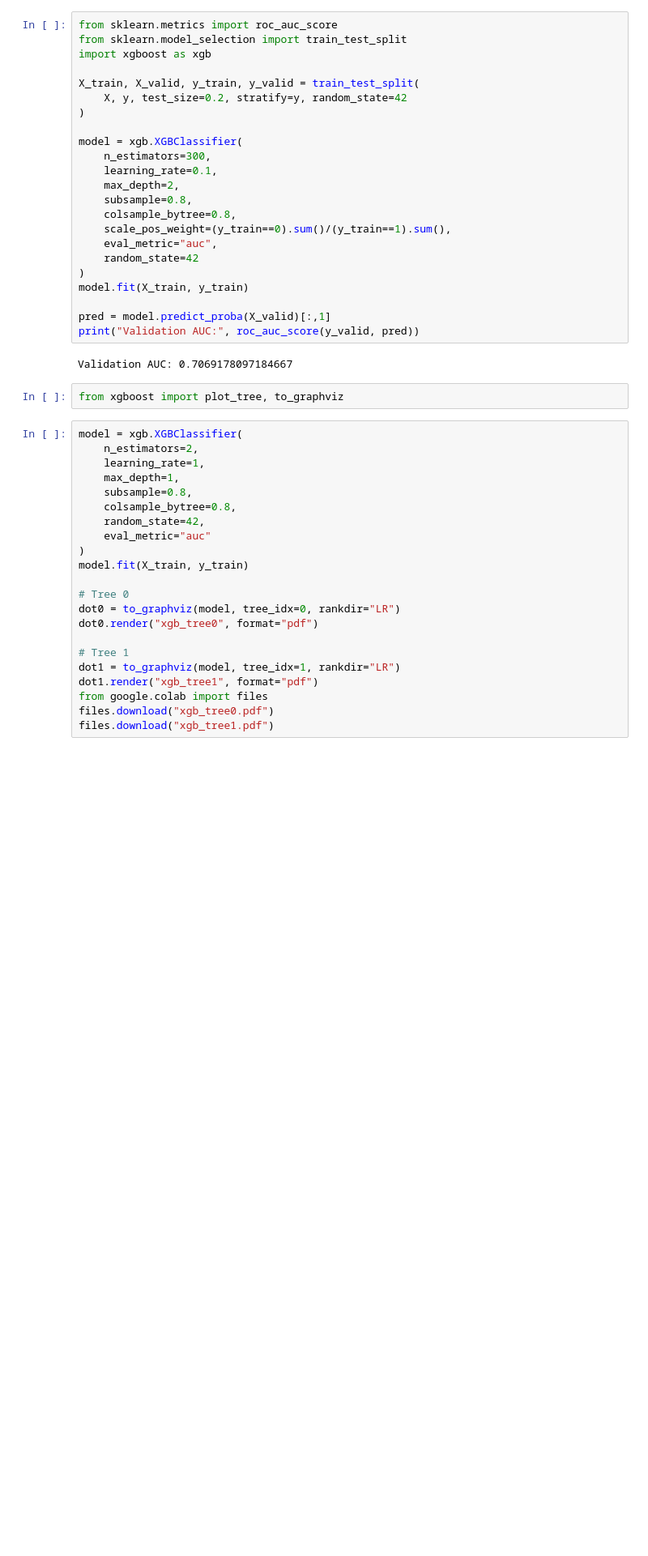
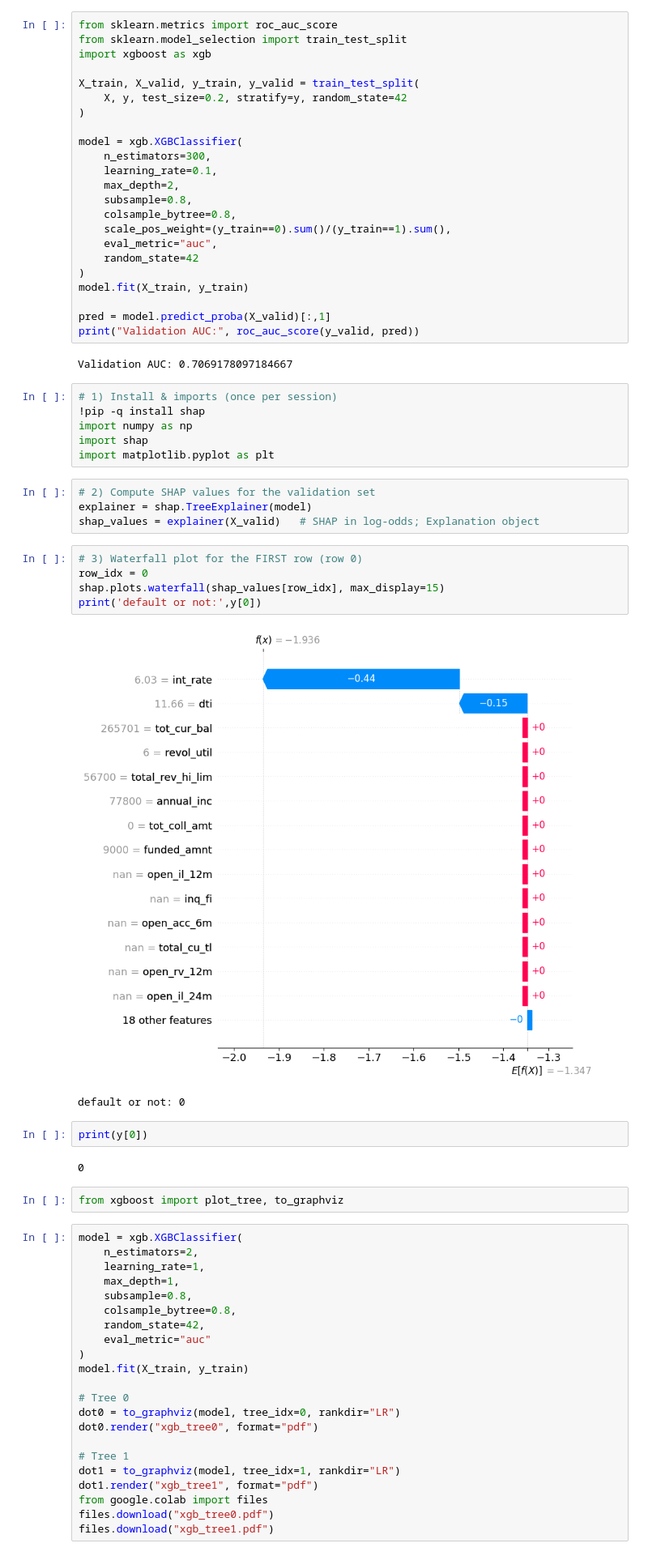
Before and after one commit to hlee014e/Projects, a Jupyter notebook: Credit-Risk/Credit_risk.ipynb, the cells around one changed output. Shown at 81% size. Drawn from its saved outputs; the diff is of its cells as text; blank space fills up the shorter version.

```diff
--- a/Credit-Risk/Credit_risk.ipynb
+++ b/Credit-Risk/Credit_risk.ipynb
@@ -760,6 +764,28 @@ pred = model.predict_proba(X_valid)[:,1]
 print("Validation AUC:", roc_auc_score(y_valid, pred))
 # %% [output]
 Validation AUC: 0.7069178097184667
+# %%
+# 1) Install & imports (once per session)
+!pip -q install shap
+import numpy as np
+import shap
+import matplotlib.pyplot as plt
+# %%
+# 2) Compute SHAP values for the validation set
+explainer = shap.TreeExplainer(model)
+shap_values = explainer(X_valid)   # SHAP in log-odds; Explanation object
+# %%
+# 3) Waterfall plot for the FIRST row (row 0)
+row_idx = 0
+shap.plots.waterfall(shap_values[row_idx], max_display=15)
+print('default or not:',y[0])
+# %% [output]
+[figure, added]
+default or not: 0
+# %%
+print(y[0])
+# %% [output]
+0
 # %%
 from xgboost import plot_tree, to_graphviz
 # %%
```
Also changed, not shown: parts of 1 cell of this notebook.
